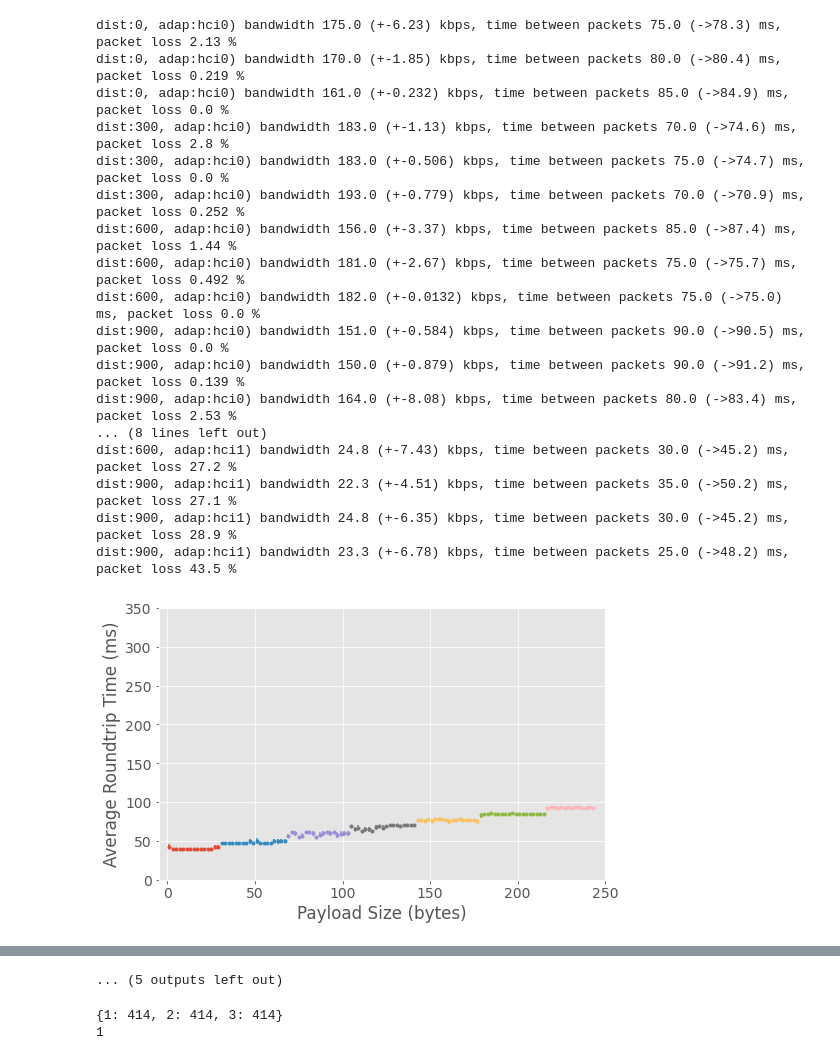
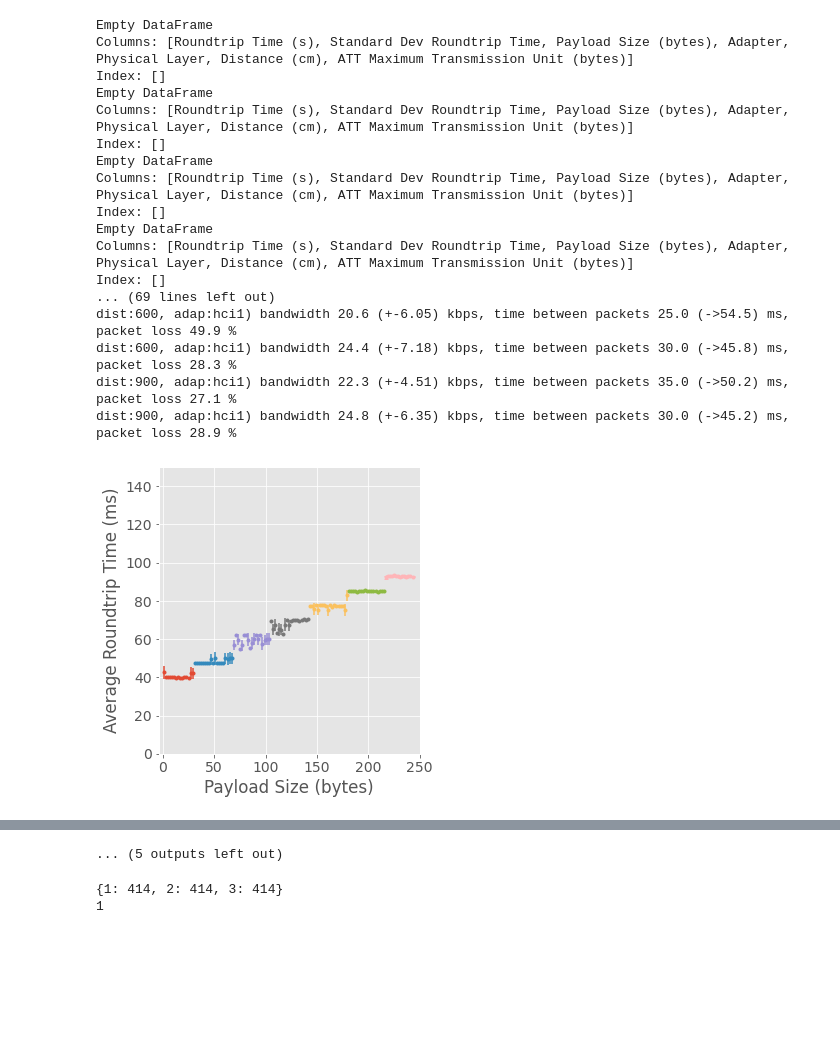
Before and after one commit to jncfa/masters-dissertation, a Jupyter notebook: Project Tests/ble-test-data/data_process.ipynb, the cells around one changed output, grey strips where cells are left out. Saved outputs shown, nothing was run; the diff lists cells and outputs as text; code cells hidden in the pictures; blank space fills up the shorter version.

```diff
--- a/Project Tests/ble-test-data/data_process.ipynb
+++ b/Project Tests/ble-test-data/data_process.ipynb
@@ -258,7 +276,7 @@ for test in tests:
                     payloadSizes = np.array([])
                     stdRoundtripTimes = np.array([])
 
-                    fig = plt.figure(figsize=[8,5])#(figsize=[8,8])
+                    fig = plt.figure(figsize=[5,5])#(figsize=[8,5])#(figsize=[8,8])
                     axis = fig.add_subplot()
                     #axis.set_title(r"Roundtrip - {}cm".format(distance))
 
@@ -278,7 +296,7 @@ for test in tests:
                                     stdRoundtripTimes = np.append(stdRoundtripTimes, stdRoundtripTime)
 
                                 # 6ms difference, I initially used the 7.5 ms connection interval, but this seems to fit better to the results
-                                elif (abs(np.sqrt(np.sum((roundtripTimes - roundtripTime)**2 / len(roundtripTimes)))) > 0.0055):
+                                elif (abs(np.sqrt(np.sum((roundtripTimes - roundtripTime)**2 / len(roundtripTimes)))) > 0.007):
                                     #axis1.plot(payloadSizes, 7*8*np.array(payloadSizes)/(1000*np.array(roundtripTimes)), 'o')
                                     #axis.plot(payloadSizes, 1000*roundtripTimes, 'o', markersize=3)
                                     axis.errorbar(payloadSizes, 1000*roundtripTimes, yerr=1000*stdRoundtripTimes, fmt='o', markersize=3)
@@ -326,7 +344,9 @@ for test in tests:
                             data_rtt = roundtriptest_results[(roundtriptest_results[distance_header] == 0) & (roundtriptest_results[adapter_header] == adapter)]
                             #print(data_rtt)
                             for stepmin, stepmax in zip(data_rtt["First Payload Size (bytes)"], data_rtt["Max Payload Size (bytes)"]):
-                                stepping_data = data[(data[payloadSize_header] >= stepmin) & (data[payloadSize_header] <= stepmax)]
+                                stepping_data = data[(data[payloadSize_header] >= stepmin) & (data[payloadSize_header] <= stepmax) & (data[stdRoundtripTime_header] < 0.140)]
+
+                                print(data[(data[payloadSize_header] >= stepmin) & (data[payloadSize_header] <= stepmax) & (data[stdRoundtripTime_header] > 0.140)])
                                 #axis.plot(stepping_data[payloadSize_header], 1000*stepping_data[roundtripTime_header], 'o', markersize=3)
                                 axis.errorbar(stepping_data[payloadSize_header], 1000*stepping_data[roundtripTime_header], yerr=1000*stepping_data[stdRoundtripTime_header], fmt='o', markersize=3, capsize=2)
 
@@ -341,8 +361,14 @@ for test in tests:
                     #axis.set_title("Distance: {}m".format(int(distance/100)))
                     #axis1.set_xlabel(r'Payload Size (bytes)')
                     #axis1.set_ylabel(r'Minimum Estimated Bandwidth (kbps)')
-                    axis.set_ylim(0, 350)
-                    axis.set_xlim(-5, 250)
+                    axis.set_ylim(0, 150)
+
+                    if (adapter == "hci0"):
+                        axis.set_xlim(-4, 250)
+                    else:
+                        axis.set_xlim(0, 20)
+
+                    fig.set_tight_layout(True)
                     fig.savefig(r"ble-roundtrip-{}-{}cm.pdf".format(adapter, distance))
                     #fig1.savefig(r"ble-pseudo-bandwidth-{}cm.pdf".format(distance))
                 if test == "bandwidth":
@@ -352,7 +378,7 @@ for test in tests:
                     #testruns = [data_allruns[bandwidthTestRunIndex_header].unique()[0], ]
                     testruns = data_allruns[bandwidthTestRunIndex_header].unique()
 
-                    fig = plt.figure(figsize=[9.25,5])#(figsize=[8,8])
+                    fig = plt.figure(figsize=[6,5])#(figsize=[9.25,5])#(figsize=[8,8])
                     axis = fig.add_subplot()
                     #axis.set_xscale('log')
                     twinaxis = axis.twinx()
@@ -377,11 +403,11 @@ for test in tests:
                     #axis.yaxis.label.set_fontsize(20)
                     #axis.set_ylabel(r'Packet Loss (%)')
                     axis.set_ylabel(r'Observed Throughput (kbps)')
-                    axis.set_ylim(0, 200)
-                    twinaxis.set_ylim(-3, 100)
+                    axis.set_ylim(-6, 206)
+                    twinaxis.set_ylim(-3, 103)
 
                     axis.yaxis.set_ticks([0, 50, 100, 150, 200])
-                    twinaxis.yaxis.set_ticks([0, 22.8, 48.5, 74.2, 100])
+                    twinaxis.yaxis.set_ticks([0, 25, 50, 75, 100])
 
                     twinaxis.invert_yaxis()
                     twinaxis.set_ylabel(r'Packet Loss (%)')
@@ -422,51 +448,53 @@ for test in tests:
                         #axis.set_ylim(-0.3, 5)
                         #axis.set_xlim(plotdata[expectedTimeBetweenPackets_header].min() - 50, plotdata[expectedTimeBetweenPackets_header].max() +50)
 
                     size_of_run = {testRunIndex : data_allruns[
                         (data_allruns[bandwidthTestRunIndex_header] == testRunIndex)].size for testRunIndex in testruns}
 
-                    twinaxis.plot(1000/data_allruns[data_allruns[bandwidthTestRunIndex_header] == max(size_of_run, key=size_of_run.get)][expectedTimeBetweenPackets_header], data_allruns[data_allruns[bandwidthTestRunIndex_header] == max(size_of_run, key=size_of_run.get)][packetLoss_header], 'og', label="Packet Loss",  markersize=3)
+                    twinaxis.plot(1000/data_allruns[data_allruns[bandwidthTestRunIndex_header] == max(size_of_run, key=size_of_run.get)][expectedTimeBetweenPackets_header], data_allruns[data_allruns[bandwidthTestRunIndex_header] == max(size_of_run, key=size_of_run.get)][packetLoss_header], 'og', label="Avg. Packet Loss",  markersize=3)
 
                     #axis.plot(1000/plotdata[expectedTimeBetweenPackets_header], ((payloadSize*8*7) / ((plotdata[expectedTimeBetweenPackets_header] // 7.5)*7.5)), '--', label='Theoretical Curve')
 
                     #axis.set_title("Distance: {}m".format(int(distance/100)))
                     #axis.legend(loc=(0.025, 0.5))
                     lines, labels = axis.get_legend_handles_labels()
                     lines2, labels2 = twinaxis.get_legend_handles_labels()
 
                     if (adapter == "hci1"):
-                        twinaxis.legend(lines + lines2, labels + labels2, loc=(0.025, 0.3))
-                        axis.set_xlim(4, 45)
+                        twinaxis.legend(lines + lines2, labels + labels2, loc=(0.025, 0.2))
+                        axis.set_xlim(1.5, 45)
                     else:
-                        twinaxis.legend(lines + lines2, labels + labels2, loc=(0.6, 0.025))
-                        axis.set_xlim(4, 15)
+                        twinaxis.legend(lines + lines2, labels + labels2, loc=(0.4, 0.025))
+                        axis.set_xlim(1.5, 15)
 
                     #axis.xaxis.set_ticks([5, 10, 15, 20, 25, 30, 35, 40])
                     #twinaxis.set_xtick_labels([x if x != -3 else 0 for x in twinaxis.get_xticks()])
                     for axes in [axis.xaxis, axis.yaxis]:
                        axes.set_major_formatter(ScalarFormatter())
                     #twinaxis.legend(loc=(0.3, 0.73))
+                    #twinaxis.yaxis.set_ytick_labels([0, 25, 50, 75, 100])
                     #twinaxis.xaxis.get_major_formatter().labelOnlyBase = False
+                    fig.set_tight_layout(True)
                     fig.savefig(r"ble-bandwidth-{}-{}cm.pdf".format(adapter, distance))
 
 
 #print(roundtriptest_results)
 # %% [output]
-dist:0, adap:hci0) bandwidth 175.0 (+-6.23) kbps, time between packets 75.0 (->78.3) ms, packet loss 2.13 %
-dist:0, adap:hci0) bandwidth 170.0 (+-1.85) kbps, time between packets 80.0 (->80.4) ms, packet loss 0.219 %
-dist:0, adap:hci0) bandwidth 161.0 (+-0.232) kbps, time between packets 85.0 (->84.9) ms, packet loss 0.0 %
-dist:300, adap:hci0) bandwidth 183.0 (+-1.13) kbps, time between packets 70.0 (->74.6) ms, packet loss 2.8 %
-dist:300, adap:hci0) bandwidth 183.0 (+-0.506) kbps, time between packets 75.0 (->74.7) ms, packet loss 0.0 %
-dist:300, adap:hci0) bandwidth 193.0 (+-0.779) kbps, time between packets 70.0 (->70.9) ms, packet loss 0.252 %
-dist:600, adap:hci0) bandwidth 156.0 (+-3.37) kbps, time between packets 85.0 (->87.4) ms, packet loss 1.44 %
-dist:600, adap:hci0) bandwidth 181.0 (+-2.67) kbps, time between packets 75.0 (->75.7) ms, packet loss 0.492 %
-dist:600, adap:hci0) bandwidth 182.0 (+-0.0132) kbps, time between packets 75.0 (->75.0) ms, packet loss 0.0 %
-dist:900, adap:hci0) bandwidth 151.0 (+-0.584) kbps, time between packets 90.0 (->90.5) ms, packet loss 0.0 %
-dist:900, adap:hci0) bandwidth 150.0 (+-0.879) kbps, time between packets 90.0 (->91.2) ms, packet loss 0.139 %
-dist:900, adap:hci0) bandwidth 164.0 (+-8.08) kbps, time between packets 80.0 (->83.4) ms, packet loss 2.53 %
-... (8 lines left out)
-dist:600, adap:hci1) bandwidth 24.8 (+-7.43) kbps, time between packets 30.0 (->45.2) ms, packet loss 27.2 %
+Empty DataFrame
+Columns: [Roundtrip Time (s), Standard Dev Roundtrip Time, Payload Size (bytes), Adapter, Physical Layer, Distance (cm), ATT Maximum Transmission Unit (bytes)]
+Index: []
+Empty DataFrame
+Columns: [Roundtrip Time (s), Standard Dev Roundtrip Time, Payload Size (bytes), Adapter, Physical Layer, Distance (cm), ATT Maximum Transmission Unit (bytes)]
+Index: []
+Empty DataFrame
+Columns: [Roundtrip Time (s), Standard Dev Roundtrip Time, Payload Size (bytes), Adapter, Physical Layer, Distance (cm), ATT Maximum Transmission Unit (bytes)]
+Index: []
+Empty DataFrame
+Columns: [Roundtrip Time (s), Standard Dev Roundtrip Time, Payload Size (bytes), Adapter, Physical Layer, Distance (cm), ATT Maximum Transmission Unit (bytes)]
+Index: []
+... (69 lines left out)
+dist:600, adap:hci1) bandwidth 20.6 (+-6.05) kbps, time between packets 25.0 (->54.5) ms, packet loss 49.9 %
+dist:600, adap:hci1) bandwidth 24.4 (+-7.18) kbps, time between packets 30.0 (->45.8) ms, packet loss 28.3 %
 dist:900, adap:hci1) bandwidth 22.3 (+-4.51) kbps, time between packets 35.0 (->50.2) ms, packet loss 27.1 %
 dist:900, adap:hci1) bandwidth 24.8 (+-6.35) kbps, time between packets 30.0 (->45.2) ms, packet loss 28.9 %
-dist:900, adap:hci1) bandwidth 23.3 (+-6.78) kbps, time between packets 25.0 (->48.2) ms, packet loss 43.5 %
-[figure, old version]
+[figure, new version]
```
Also changed, not shown: parts of 6 cells of this notebook, 54 other files.
